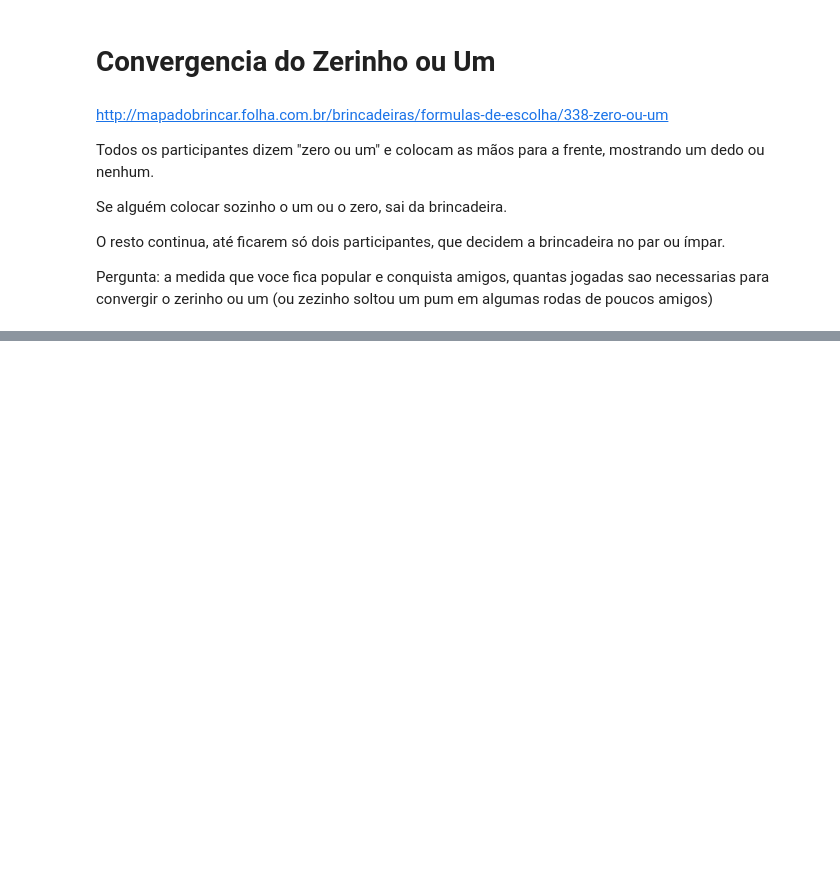
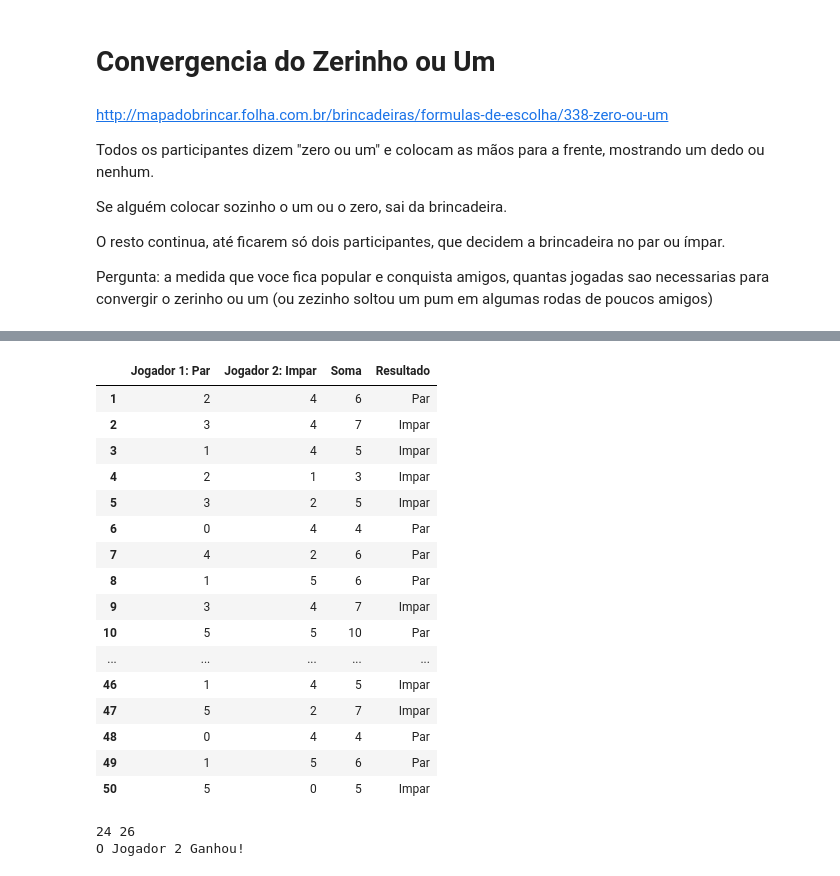
Before and after one commit to ricardogando/brincadeiras, a Jupyter notebook: zezinho.ipynb, the cells around one changed output, grey strips where cells are left out. Cells and saved outputs as stored; diff of their text form; code cells hidden in the pictures; blank space fills up the shorter version.

Commit message:
Inseri a decisao final com par ou impar utilizando o pandas

```diff
--- a/zezinho.ipynb
+++ b/zezinho.ipynb
@@ -151,0 +161,3 @@ plt.ylabel('Numero de Jogadas')
+# %%
+par_ou_impar = np.random.randint(6, size=(50,2)) #vai gerar as 50 jogadas
+par_ou_impar
@@ -151,0 +182,4 @@ plt.ylabel('Numero de Jogadas')
+# %%
+#abreviação de par_ou_impar : p_o_i, aqui começamos a simplificar a visualização:
+p_o_i = pd.DataFrame(par_ou_impar, index=range(1,51), columns=['Jogador 1: Par', 'Jogador 2: Impar'])
+p_o_i
@@ -151,0 +204,36 @@ plt.ylabel('Numero de Jogadas')
+# %%
+#Porém, o resultado é feito com a soma: se a soma for par, ponto pro jogador 1, senão, ponto pro jogador 2
+p_o_i['Soma']= p_o_i.sum(axis=1)
+p_o_i['Resultado']= np.where(p_o_i['Soma']%2==0, 'Par', 'Impar')
+p_o_i
+# %% [output]
+|  | Jogador 1: Par | Jogador 2: Impar | Soma | Resultado |
+| 1 | 2 | 4 | 6 | Par |
+| 2 | 3 | 4 | 7 | Impar |
+| 3 | 1 | 4 | 5 | Impar |
+| 4 | 2 | 1 | 3 | Impar |
+| 5 | 3 | 2 | 5 | Impar |
+| 6 | 0 | 4 | 4 | Par |
+| 7 | 4 | 2 | 6 | Par |
+| 8 | 1 | 5 | 6 | Par |
+| 9 | 3 | 4 | 7 | Impar |
+| 10 | 5 | 5 | 10 | Par |
+| ... | ... | ... | ... | ... |
+| 46 | 1 | 4 | 5 | Impar |
+| 47 | 5 | 2 | 7 | Impar |
+| 48 | 0 | 4 | 4 | Par |
+| 49 | 1 | 5 | 6 | Par |
+| 50 | 5 | 0 | 5 | Impar |
+# %%
+#Resultado final:
+
+Impar = p_o_i.Resultado.str.contains(r'[Im]').sum()
+Par = 50 - Impar
+#print Par, Impar
+if Par > Impar:
+    print 'O Jogador 1 Ganhou!'
+else:
+    print 'O Jogador 2 Ganhou!'
+# %% [output]
+24 26
+O Jogador 2 Ganhou!
```
Also changed, not shown: parts of 10 cells of this notebook.
